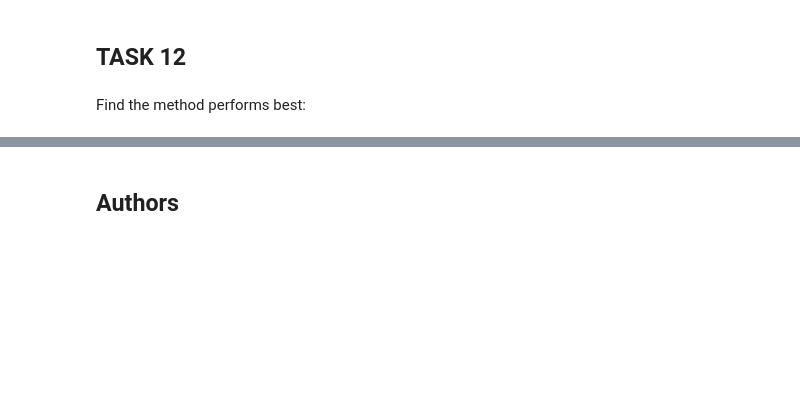
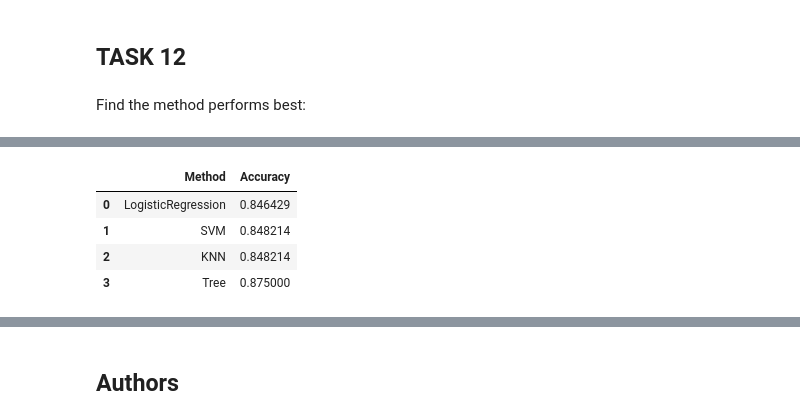
Before and after one commit to dhyliu/Coursera_DataScience_Captone, a Jupyter notebook: Machine Learning Prediction.ipynb, the cells around one changed output, grey strips where cells are left out. Drawn from its saved outputs; the diff is of its cells as text; code cells hidden in the pictures; blank space fills up the shorter version.

```diff
--- a/Machine Learning Prediction.ipynb
+++ b/Machine Learning Prediction.ipynb
@@ -347,0 +334,9 @@ The best method is:  Tree   accuracy:  0.9017857142857142
+# %%
+methods_df.rename(columns = {'index': 'Method'}, inplace = True)
+methods_df.head()
+# %% [output]
+|  | Method | Accuracy |
+| 0 | LogisticRegression | 0.846429 |
+| 1 | SVM | 0.848214 |
+| 2 | KNN | 0.848214 |
+| 3 | Tree | 0.875000 |
```
Also changed, not shown: parts of 11 cells of this notebook.
